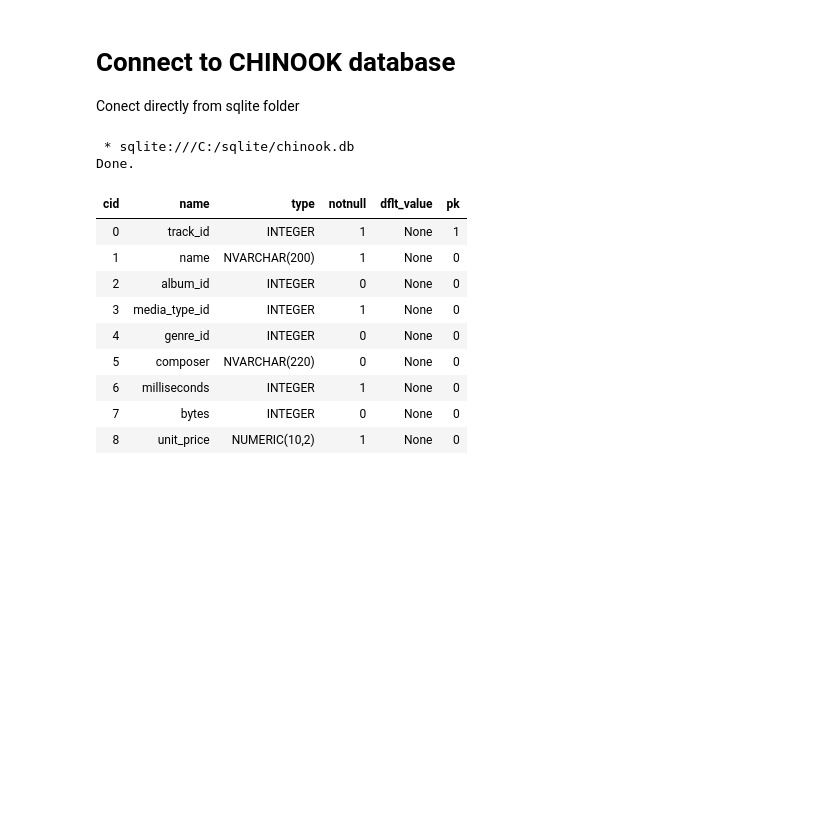
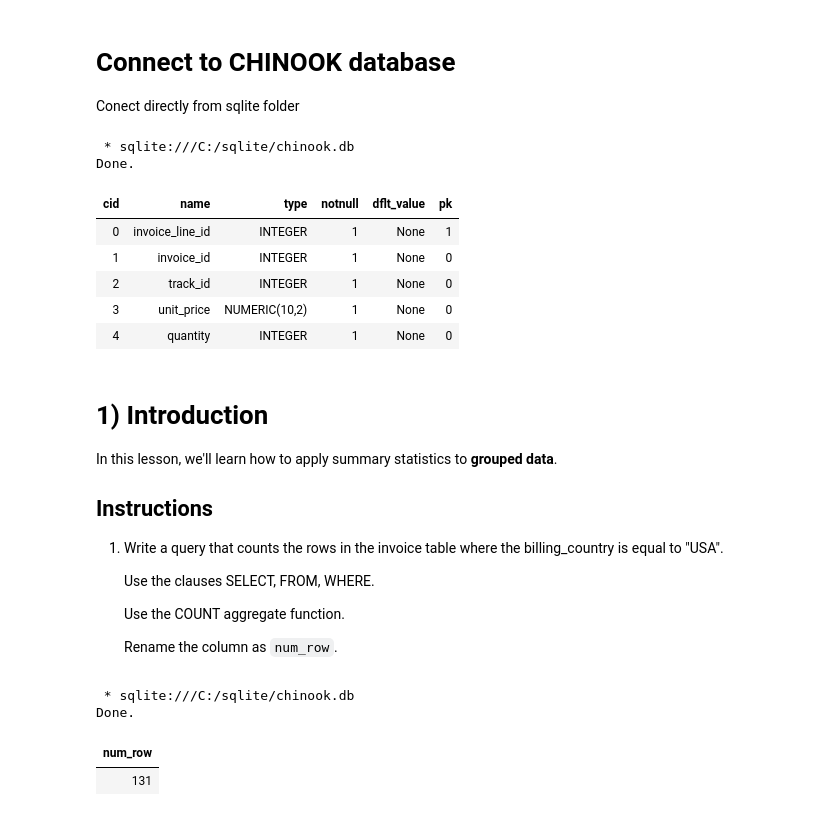
Before and after one commit to TomazFilgueira/Dq_Datascientist, a Jupyter notebook: 5 - Working with Datasources using SQL/5.2 - Summarizing Data in SQL/5.2.3 - Group Summary Statistics with SQL.ipynb, the cells around one changed output. Drawn from its saved outputs; the diff is of its cells as text; code cells hidden in the pictures; blank space fills up the shorter version.

```diff
--- a/5 - Working with Datasources using SQL/5.2 - Summarizing Data in SQL/5.2.3 - Group Summary Statistics with SQL.ipynb
+++ b/5 - Working with Datasources using SQL/5.2 - Summarizing Data in SQL/5.2.3 - Group Summary Statistics with SQL.ipynb
@@ -8,17 +8,37 @@ Conect directly from sqlite folder
 %sql sqlite:///C:/sqlite/chinook.db
 # %%
 %%sql
-PRAGMA table_info(track);
+PRAGMA table_info(invoice_line);
 # %% [output]
  * sqlite:///C:/sqlite/chinook.db
 Done.
 | cid | name | type | notnull | dflt_value | pk |
-| 0 | track_id | INTEGER | 1 | None | 1 |
-| 1 | name | NVARCHAR(200) | 1 | None | 0 |
-| 2 | album_id | INTEGER | 0 | None | 0 |
-| 3 | media_type_id | INTEGER | 1 | None | 0 |
-| 4 | genre_id | INTEGER | 0 | None | 0 |
-| 5 | composer | NVARCHAR(220) | 0 | None | 0 |
-| 6 | milliseconds | INTEGER | 1 | None | 0 |
-| 7 | bytes | INTEGER | 0 | None | 0 |
-| 8 | unit_price | NUMERIC(10,2) | 1 | None | 0 |
+| 0 | invoice_line_id | INTEGER | 1 | None | 1 |
+| 1 | invoice_id | INTEGER | 1 | None | 0 |
+| 2 | track_id | INTEGER | 1 | None | 0 |
+| 3 | unit_price | NUMERIC(10,2) | 1 | None | 0 |
+| 4 | quantity | INTEGER | 1 | None | 0 |
+# %% [markdown]
+# 1) Introduction
+
+In this lesson, we'll learn how to apply summary statistics to **grouped data**.
+
+## Instructions
+
+1. Write a query that counts the rows in the invoice table where the billing_country is equal to "USA".
+
+    Use the clauses SELECT, FROM, WHERE.
+
+    Use the COUNT aggregate function.
+
+    Rename the column as `num_row`.
+# %%
+%%sql
+SELECT COUNT(*) as num_row
+  FROM invoice
+ WHERE billing_country = 'USA'
+# %% [output]
+ * sqlite:///C:/sqlite/chinook.db
+Done.
+| num_row |
+| 131 |
```
Also changed, not shown: parts of 16 cells of this notebook.
